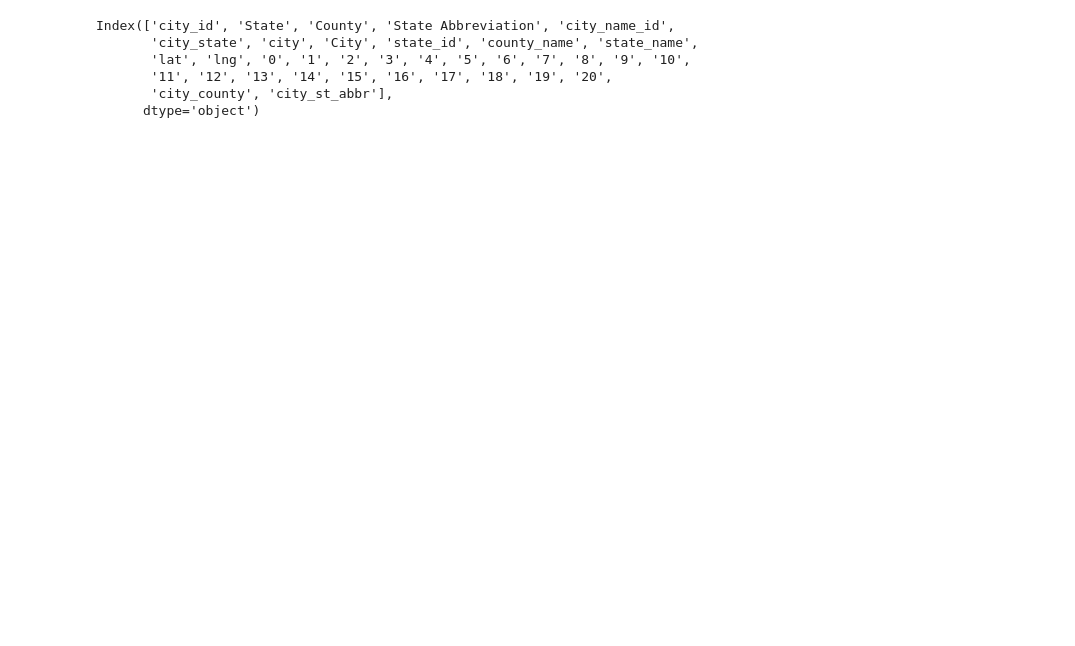
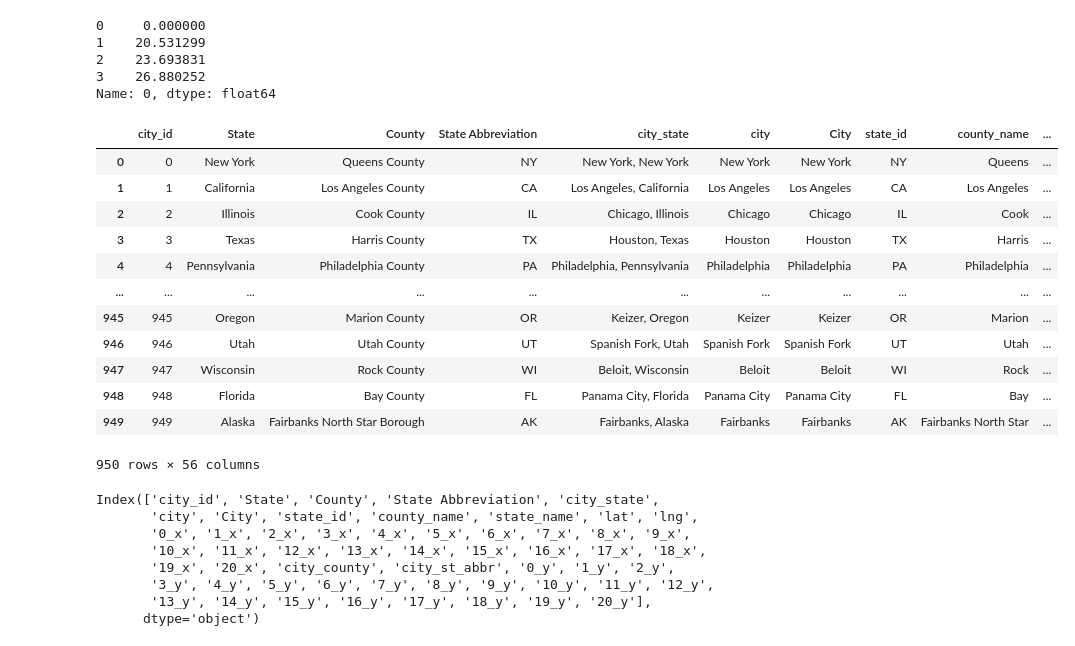
Before and after one commit to JosephGeibig/CityFinder, a Jupyter notebook: knn.ipynb, the cells around one changed output. Saved outputs shown, nothing was run; the diff lists cells and outputs as text; code cells hidden in the pictures; blank space fills up the shorter version.

```diff
--- a/knn.ipynb
+++ b/knn.ipynb
@@ -194,9 +209,40 @@ nearest_neighbors.to_csv('data/nearest_neighbors.csv', index = False)
+# %%
+cities_dist.iloc[0, :4]
+# %% [output]
+0     0.000000
+1    20.531299
+2    23.693831
+3    26.880252
+Name: 0, dtype: float64
+# %%
+cities_dist_short = cities_dist.iloc[:, :21].reset_index().rename(columns={'index':'city_id'})
+nn = nearest_neighbors.copy()
+nn = nn.merge(cities_dist_short, on = 'city_id')
+# %%
+nn
+# %% [output]
+|  | city_id | State | County | State Abbreviation | city_state | city | City | state_id | county_name | ... |
+| 0 | 0 | New York | Queens County | NY | New York, New York | New York | New York | NY | Queens | ... |
+| 1 | 1 | California | Los Angeles County | CA | Los Angeles, California | Los Angeles | Los Angeles | CA | Los Angeles | ... |
+| 2 | 2 | Illinois | Cook County | IL | Chicago, Illinois | Chicago | Chicago | IL | Cook | ... |
+| 3 | 3 | Texas | Harris County | TX | Houston, Texas | Houston | Houston | TX | Harris | ... |
+| 4 | 4 | Pennsylvania | Philadelphia County | PA | Philadelphia, Pennsylvania | Philadelphia | Philadelphia | PA | Philadelphia | ... |
+| ... | ... | ... | ... | ... | ... | ... | ... | ... | ... | ... |
+| 945 | 945 | Oregon | Marion County | OR | Keizer, Oregon | Keizer | Keizer | OR | Marion | ... |
+| 946 | 946 | Utah | Utah County | UT | Spanish Fork, Utah | Spanish Fork | Spanish Fork | UT | Utah | ... |
+| 947 | 947 | Wisconsin | Rock County | WI | Beloit, Wisconsin | Beloit | Beloit | WI | Rock | ... |
+| 948 | 948 | Florida | Bay County | FL | Panama City, Florida | Panama City | Panama City | FL | Bay | ... |
+| 949 | 949 | Alaska | Fairbanks North Star Borough | AK | Fairbanks, Alaska | Fairbanks | Fairbanks | AK | Fairbanks North Star | ... |
+950 rows × 56 columns
 # %%
+nn.to_csv('data/nearest_neighbors.csv', index = False)
 pd.read_csv('data/nearest_neighbors.csv').columns
 # %% [output]
-Index(['city_id', 'State', 'County', 'State Abbreviation', 'city_name_id',
-       'city_state', 'city', 'City', 'state_id', 'county_name', 'state_name',
-       'lat', 'lng', '0', '1', '2', '3', '4', '5', '6', '7', '8', '9', '10',
-       '11', '12', '13', '14', '15', '16', '17', '18', '19', '20',
-       'city_county', 'city_st_abbr'],
+Index(['city_id', 'State', 'County', 'State Abbreviation', 'city_state',
+       'city', 'City', 'state_id', 'county_name', 'state_name', 'lat', 'lng',
+       '0_x', '1_x', '2_x', '3_x', '4_x', '5_x', '6_x', '7_x', '8_x', '9_x',
+       '10_x', '11_x', '12_x', '13_x', '14_x', '15_x', '16_x', '17_x', '18_x',
+       '19_x', '20_x', 'city_county', 'city_st_abbr', '0_y', '1_y', '2_y',
+       '3_y', '4_y', '5_y', '6_y', '7_y', '8_y', '9_y', '10_y', '11_y', '12_y',
+       '13_y', '14_y', '15_y', '16_y', '17_y', '18_y', '19_y', '20_y'],
       dtype='object')
```
Also changed, not shown: parts of 19 cells of this notebook, 10 other files.
